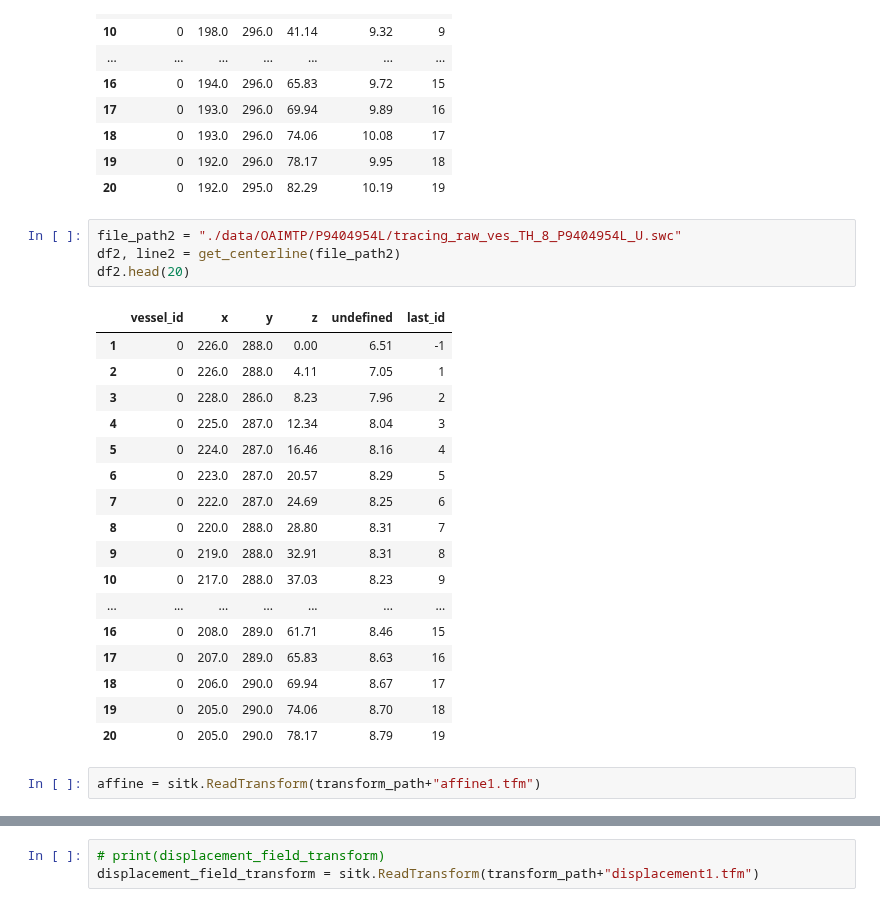
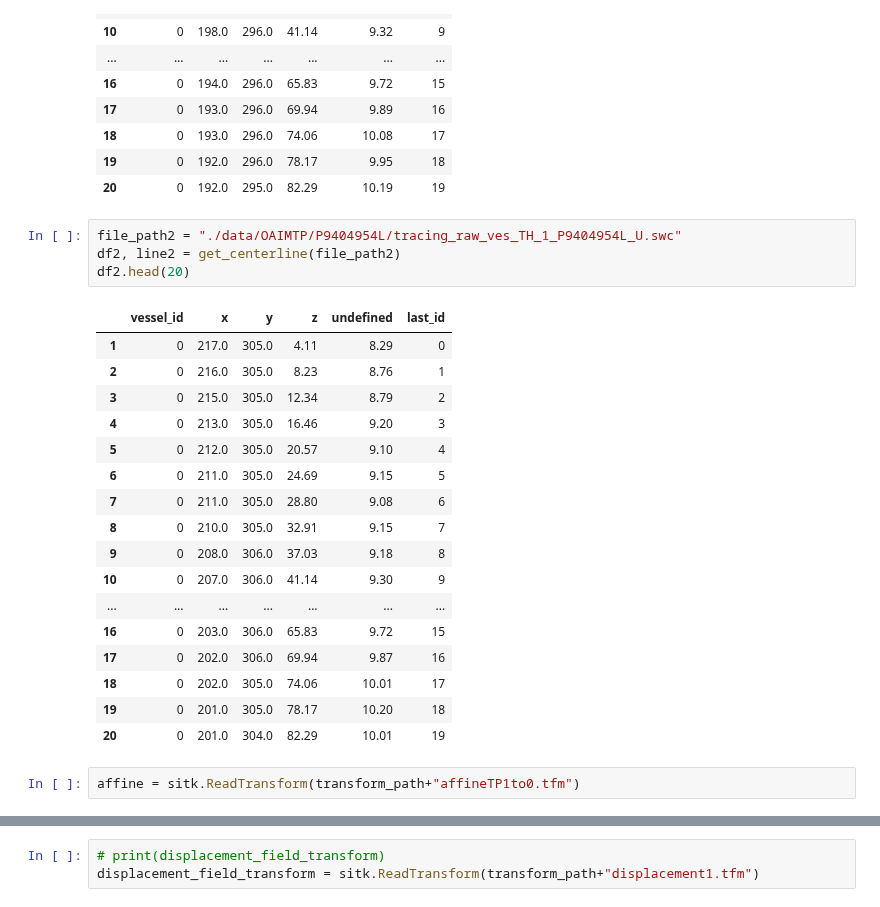
Before and after one commit to Liang-ZX/OAI-registration, a Jupyter notebook: Reg_with_centerline.ipynb, the cells around one changed output, grey strips where cells are left out. Cells and saved outputs as stored; diff of their text form.

```diff
--- a/Reg_with_centerline.ipynb
+++ b/Reg_with_centerline.ipynb
@@ -48,26 +48,26 @@ df1.head(20)
 | 19 | 0 | 192.0 | 296.0 | 78.17 | 9.95 | 18 |
 | 20 | 0 | 192.0 | 295.0 | 82.29 | 10.19 | 19 |
 # %%
-file_path2 = "./data/OAIMTP/P9404954L/tracing_raw_ves_TH_8_P9404954L_U.swc"
+file_path2 = "./data/OAIMTP/P9404954L/tracing_raw_ves_TH_1_P9404954L_U.swc"
 df2, line2 = get_centerline(file_path2)
 df2.head(20)
 # %% [output]
 |  | vessel_id | x | y | z | undefined | last_id |
-| 1 | 0 | 226.0 | 288.0 | 0.00 | 6.51 | -1 |
-| 2 | 0 | 226.0 | 288.0 | 4.11 | 7.05 | 1 |
-| 3 | 0 | 228.0 | 286.0 | 8.23 | 7.96 | 2 |
-| 4 | 0 | 225.0 | 287.0 | 12.34 | 8.04 | 3 |
-| 5 | 0 | 224.0 | 287.0 | 16.46 | 8.16 | 4 |
-| 6 | 0 | 223.0 | 287.0 | 20.57 | 8.29 | 5 |
-| 7 | 0 | 222.0 | 287.0 | 24.69 | 8.25 | 6 |
-| 8 | 0 | 220.0 | 288.0 | 28.80 | 8.31 | 7 |
-| 9 | 0 | 219.0 | 288.0 | 32.91 | 8.31 | 8 |
-| 10 | 0 | 217.0 | 288.0 | 37.03 | 8.23 | 9 |
+| 1 | 0 | 217.0 | 305.0 | 4.11 | 8.29 | 0 |
+| 2 | 0 | 216.0 | 305.0 | 8.23 | 8.76 | 1 |
+| 3 | 0 | 215.0 | 305.0 | 12.34 | 8.79 | 2 |
+| 4 | 0 | 213.0 | 305.0 | 16.46 | 9.20 | 3 |
+| 5 | 0 | 212.0 | 305.0 | 20.57 | 9.10 | 4 |
+| 6 | 0 | 211.0 | 305.0 | 24.69 | 9.15 | 5 |
+| 7 | 0 | 211.0 | 305.0 | 28.80 | 9.08 | 6 |
+| 8 | 0 | 210.0 | 305.0 | 32.91 | 9.15 | 7 |
+| 9 | 0 | 208.0 | 306.0 | 37.03 | 9.18 | 8 |
+| 10 | 0 | 207.0 | 306.0 | 41.14 | 9.30 | 9 |
 | ... | ... | ... | ... | ... | ... | ... |
-| 16 | 0 | 208.0 | 289.0 | 61.71 | 8.46 | 15 |
-| 17 | 0 | 207.0 | 289.0 | 65.83 | 8.63 | 16 |
-| 18 | 0 | 206.0 | 290.0 | 69.94 | 8.67 | 17 |
-| 19 | 0 | 205.0 | 290.0 | 74.06 | 8.70 | 18 |
-| 20 | 0 | 205.0 | 290.0 | 78.17 | 8.79 | 19 |
+| 16 | 0 | 203.0 | 306.0 | 65.83 | 9.72 | 15 |
+| 17 | 0 | 202.0 | 306.0 | 69.94 | 9.87 | 16 |
+| 18 | 0 | 202.0 | 305.0 | 74.06 | 10.01 | 17 |
+| 19 | 0 | 201.0 | 305.0 | 78.17 | 10.20 | 18 |
+| 20 | 0 | 201.0 | 304.0 | 82.29 | 10.01 | 19 |
 # %%
-affine = sitk.ReadTransform(transform_path+"affine1.tfm")
+affine = sitk.ReadTransform(transform_path+"affineTP1to0.tfm")
```
Also changed, not shown: parts of 5 cells of this notebook, 2 other files.
